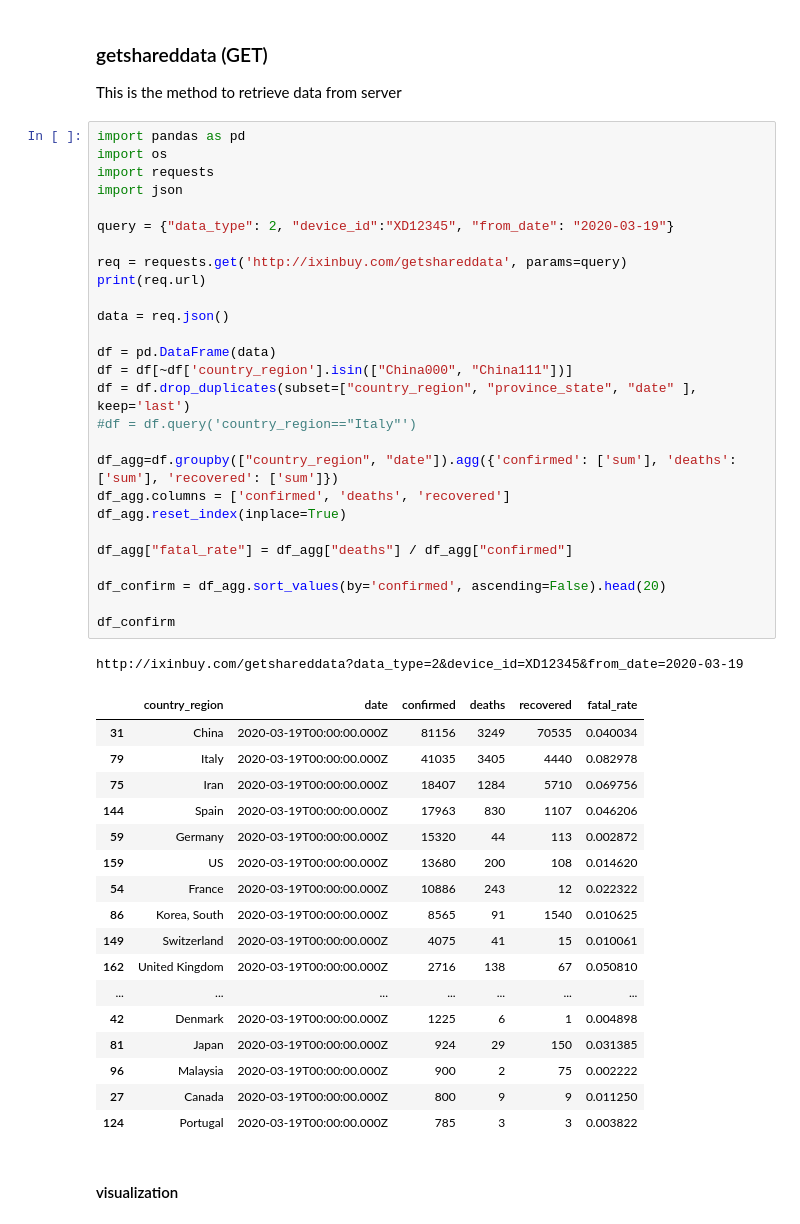
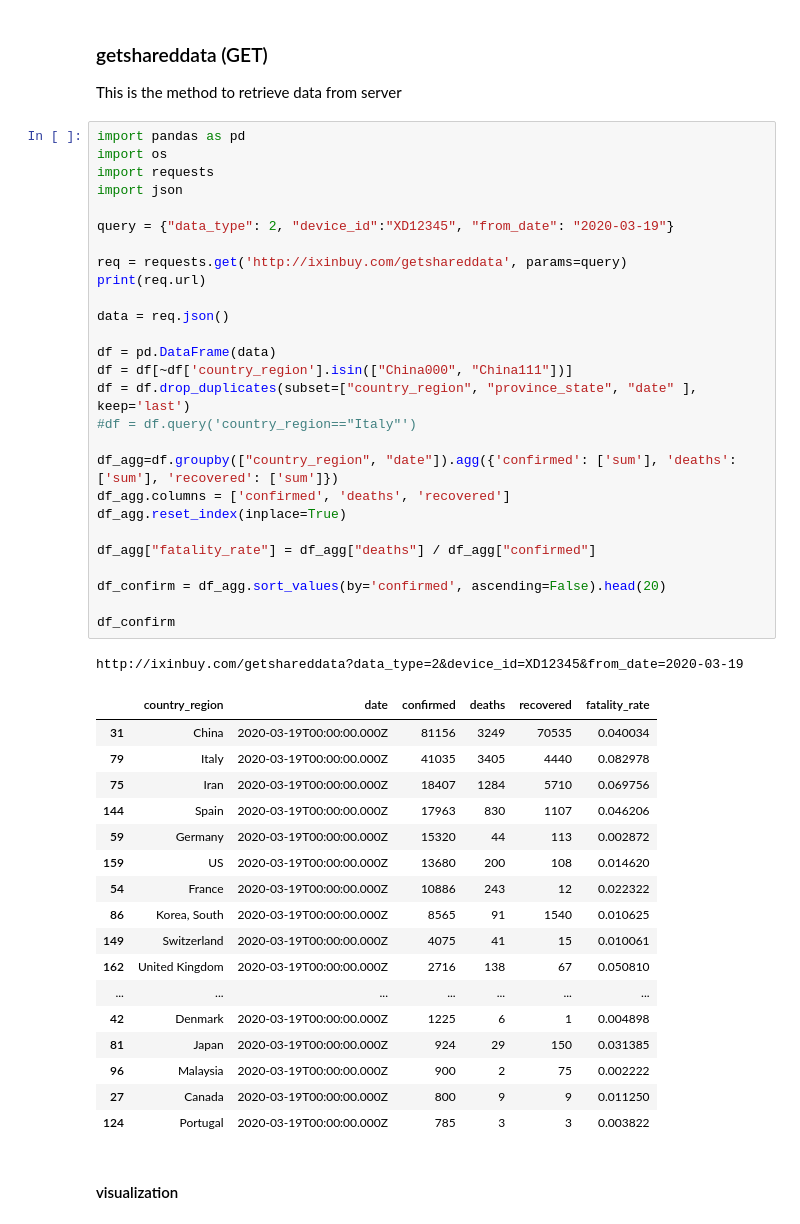
Before and after one commit to xdderekchen/NLPs, a Jupyter notebook: Test_API_IXINBUY.ipynb, the cells around one changed output. Saved outputs shown, nothing was run; the diff lists cells and outputs as text.

```diff
--- a/Test_API_IXINBUY.ipynb
+++ b/Test_API_IXINBUY.ipynb
@@ -159,33 +159,33 @@ This is the method to retrieve data from server
 # %%
 import pandas as pd
 import os
 import requests
 import json
 
 query = {"data_type": 2, "device_id":"XD12345", "from_date": "2020-03-19"}
 
 req = requests.get('http://ixinbuy.com/getshareddata', params=query)
 print(req.url)
 
 data = req.json()
 
 df = pd.DataFrame(data)
 df = df[~df['country_region'].isin(["China000", "China111"])]
 df = df.drop_duplicates(subset=["country_region", "province_state", "date" ], keep='last')
 #df = df.query('country_region=="Italy"')
 
 df_agg=df.groupby(["country_region", "date"]).agg({'confirmed': ['sum'], 'deaths': ['sum'], 'recovered': ['sum']})
 df_agg.columns = ['confirmed', 'deaths', 'recovered']
 df_agg.reset_index(inplace=True)
 
-df_agg["fatal_rate"] = df_agg["deaths"] / df_agg["confirmed"]
+df_agg["fatality_rate"] = df_agg["deaths"] / df_agg["confirmed"]
 
 df_confirm = df_agg.sort_values(by='confirmed', ascending=False).head(20)
 
 df_confirm
 # %% [output]
 http://ixinbuy.com/getshareddata?data_type=2&device_id=XD12345&from_date=2020-03-19
-|  | country_region | date | confirmed | deaths | recovered | fatal_rate |
+|  | country_region | date | confirmed | deaths | recovered | fatality_rate |
 | 31 | China | 2020-03-19T00:00:00.000Z | 81156 | 3249 | 70535 | 0.040034 |
 | 79 | Italy | 2020-03-19T00:00:00.000Z | 41035 | 3405 | 4440 | 0.082978 |
 | 75 | Iran | 2020-03-19T00:00:00.000Z | 18407 | 1284 | 5710 | 0.069756 |
```
Also changed, not shown: parts of 2 cells of this notebook.
